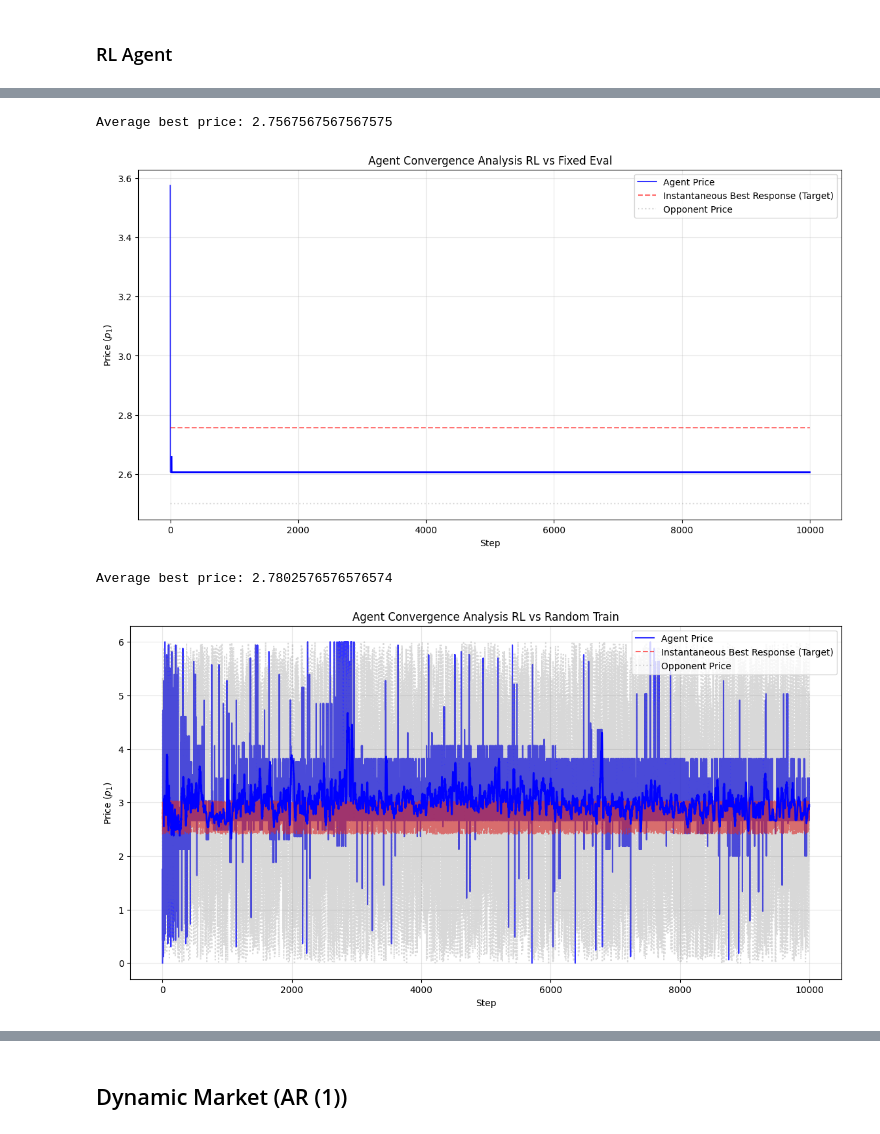
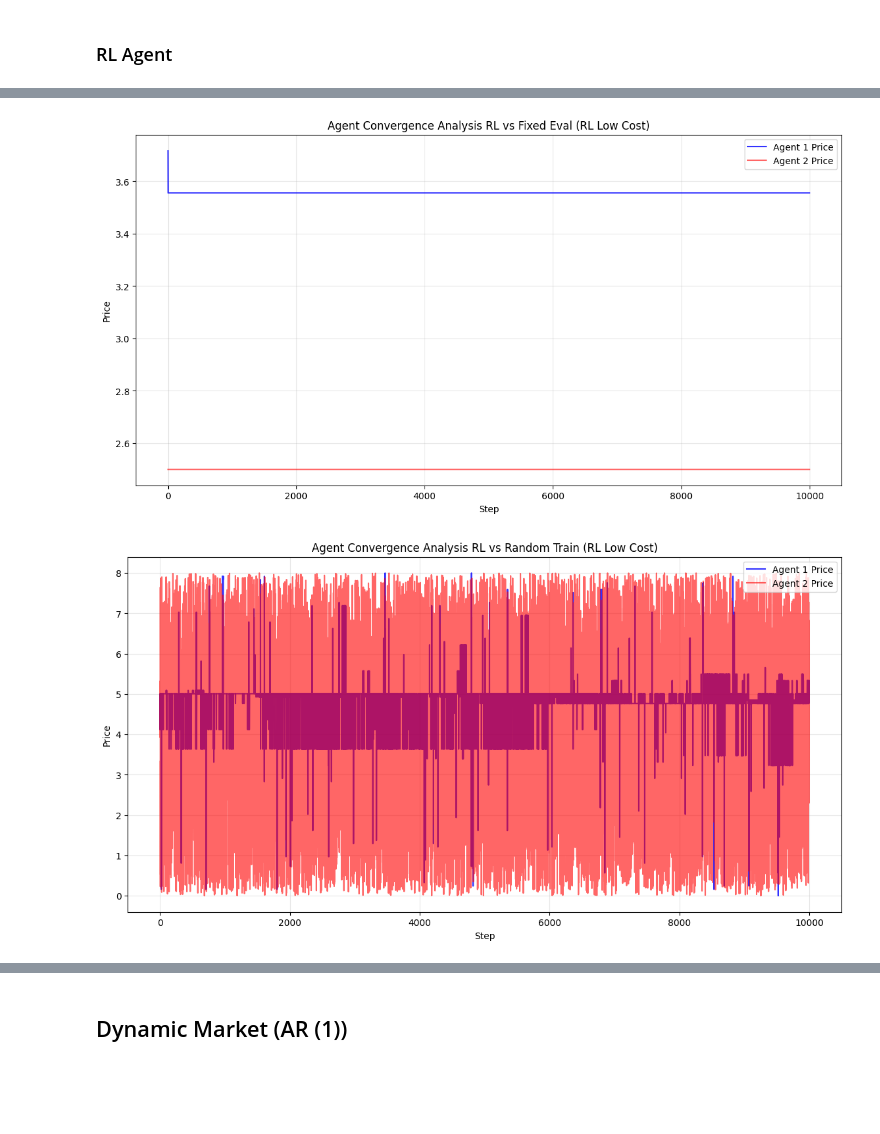
Before and after one commit to alan-w25/cis-6200-final, a Jupyter notebook: market_audit/notebooks/baseline_tests.ipynb, the cells around one changed output, grey strips where cells are left out. Cells and saved outputs as stored; diff of their text form; code cells hidden in the pictures; blank space fills up the shorter version.

```diff
--- a/market_audit/notebooks/baseline_tests.ipynb
+++ b/market_audit/notebooks/baseline_tests.ipynb
@@ -51,7 +51,7 @@ rl_config = {
     'lr': 5e-5,              # Learning rate
     'gamma': 0.99,           # Discount factor
     'epsilon': 1.0,          # Initial exploration rate
-    'epsilon_decay': 0.99,  # Exploration decay per step
+    'epsilon_decay': 0.995,  # Exploration decay per step
     'epsilon_min': 0.01,     # Minimum exploration rate
     'batch_size': 64,        # Training batch size
     'memory_size': 2000,     # Replay buffer size
@@ -92,8 +114,8 @@ Average best price P2: 4.215517917917918
 rl_agent1 = RLAgent(action_space=env.action_space, config=rl_config)
 rl_agent2 = RLAgent(action_space=env.action_space, config=rl_config)
 # %%
-rl_fixed_history_tr = run_episode(env, rl_agent1, fixed_agent, label='RL vs Fixed')
-rl_fixed_history_ts = run_episode(env, rl_agent1, fixed_agent, label="RL vs Fixed eval", train_mode=False)
-rl_random_history_tr = run_episode(env, rl_agent2, random_agent, label="RL vs Random")
-rl_random_history_ts = run_episode(env, rl_agent2, random_agent, label="RL vs Random eval", train_mode=False)
+rl_fixed_history_tr_lc = run_episode(env, rl_agent1, fixed_agent, label='RL vs Fixed')
+rl_fixed_history_ts_lc = run_episode(env, rl_agent1, fixed_agent, label="RL vs Fixed eval", train_mode=False)
+rl_random_history_tr_lc = run_episode(env, rl_agent2, random_agent, label="RL vs Random")
+rl_random_history_ts_lc = run_episode(env, rl_agent2, random_agent, label="RL vs Random eval", train_mode=False)
 # %%
@@ -110,11 +133,9 @@ Average best price: 2.7567567567567575
 # %%
-plot_generalized_convergence(rl_fixed_history_ts, env_config, title_suffix="RL vs Fixed Eval")
+plot_generalized_convergence(rl_fixed_history_ts_lc, env_config, title_suffix="RL vs Fixed Eval (RL Low Cost)", plot_br1=False, plot_br2=False)
 # %% [output]
-Average best price: 2.7567567567567575
-[figure, old version]
+[figure, new version]
 # %%
-plot_generalized_convergence(rl_random_history_tr, env_config, title_suffix="RL vs Random Train")
+plot_generalized_convergence(rl_random_history_tr_lc, env_config, title_suffix="RL vs Random Train (RL Low Cost)", plot_br1=False, plot_br2=False)
 # %% [output]
-Average best price: 2.7802576576576574
-[figure, old version]
+[figure, new version]
 # %%
```
Also changed, not shown: parts of 23 cells of this notebook, 4 other files.
